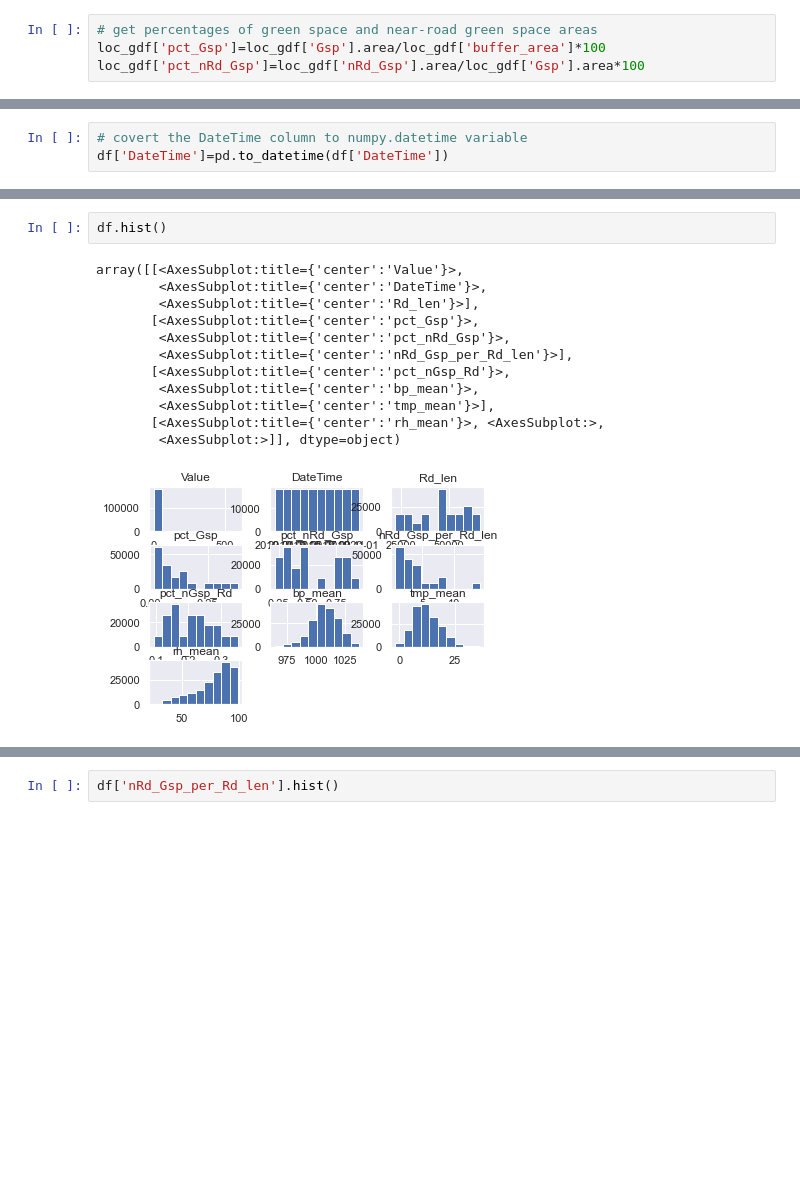
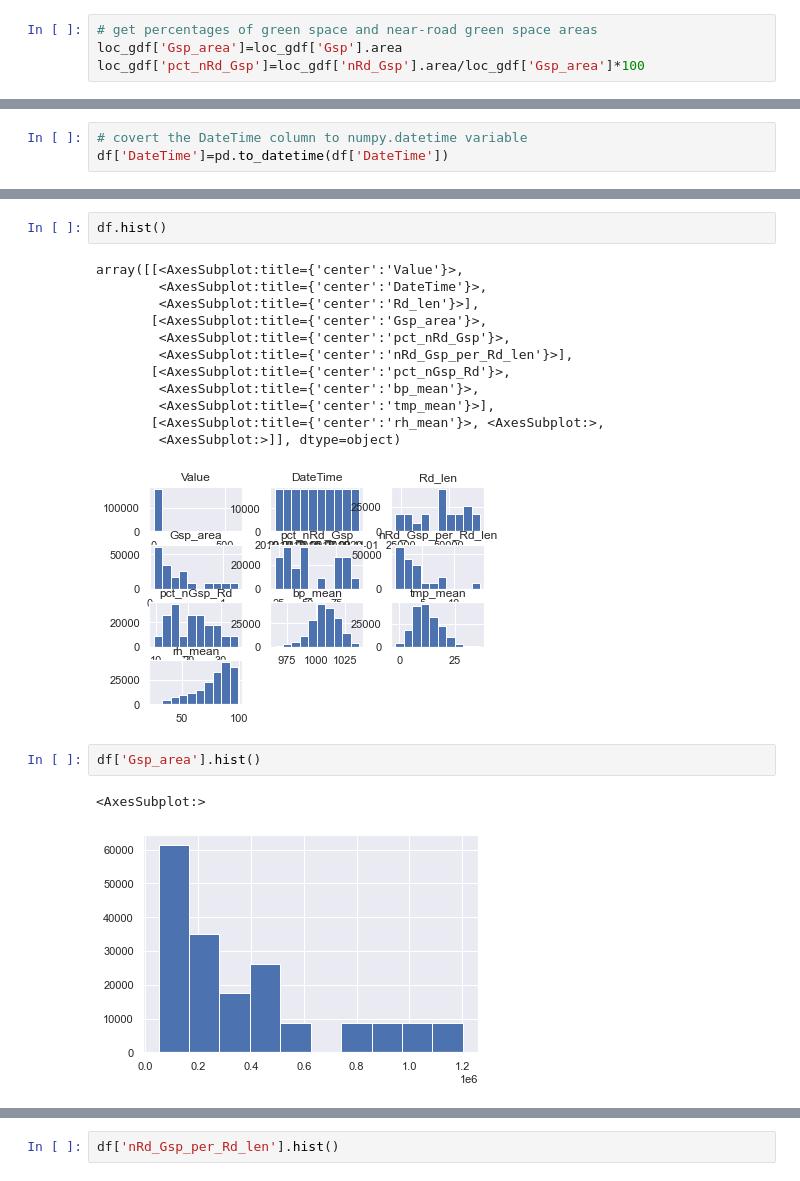
Before and after one commit to yulun-cd/IGS, a Jupyter notebook: DataAnalysis.ipynb, the cells around one changed output, grey strips where cells are left out. Cells and saved outputs as stored; diff of their text form; blank space fills up the shorter version.

```diff
--- a/DataAnalysis.ipynb
+++ b/DataAnalysis.ipynb
@@ -143,8 +147,8 @@ loc_gdf['buffer_area']=loc_gdf['buffer_1km'].area
 loc_gdf['Rd_len']=loc_gdf['Rd'].length
 # %%
 # get percentages of green space and near-road green space areas
-loc_gdf['pct_Gsp']=loc_gdf['Gsp'].area/loc_gdf['buffer_area']*100
-loc_gdf['pct_nRd_Gsp']=loc_gdf['nRd_Gsp'].area/loc_gdf['Gsp'].area*100
+loc_gdf['Gsp_area']=loc_gdf['Gsp'].area
+loc_gdf['pct_nRd_Gsp']=loc_gdf['nRd_Gsp'].area/loc_gdf['Gsp_area']*100
 # %%
 # near-road green space area per road length
 loc_gdf['nRd_Gsp_per_Rd_len']=loc_gdf['nRd_Gsp'].area/loc_gdf['Rd_len']
@@ -260,7 +237,7 @@ df.hist()
 array([[<AxesSubplot:title={'center':'Value'}>,
         <AxesSubplot:title={'center':'DateTime'}>,
         <AxesSubplot:title={'center':'Rd_len'}>],
-       [<AxesSubplot:title={'center':'pct_Gsp'}>,
+       [<AxesSubplot:title={'center':'Gsp_area'}>,
         <AxesSubplot:title={'center':'pct_nRd_Gsp'}>,
         <AxesSubplot:title={'center':'nRd_Gsp_per_Rd_len'}>],
        [<AxesSubplot:title={'center':'pct_nGsp_Rd'}>,
@@ -268,4 +245,9 @@ array([[<AxesSubplot:title={'center':'Value'}>,
         <AxesSubplot:title={'center':'tmp_mean'}>],
        [<AxesSubplot:title={'center':'rh_mean'}>, <AxesSubplot:>,
         <AxesSubplot:>]], dtype=object)
-[figure, old version]
+[figure, new version]
+# %%
+df['Gsp_area'].hist()
+# %% [output]
+<AxesSubplot:>
+[figure, added]
```
Also changed, not shown: parts of 47 cells of this notebook, 1 other file.
